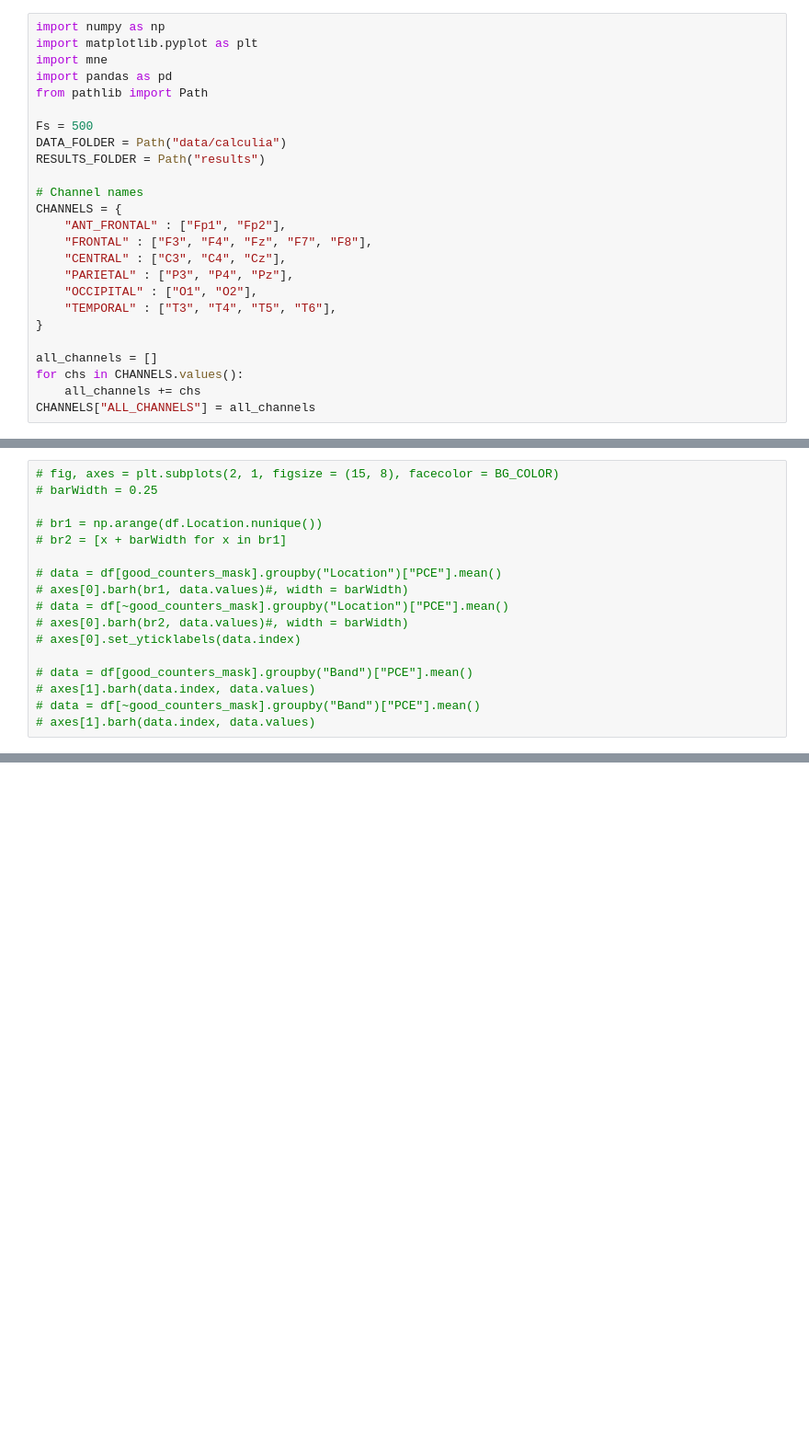
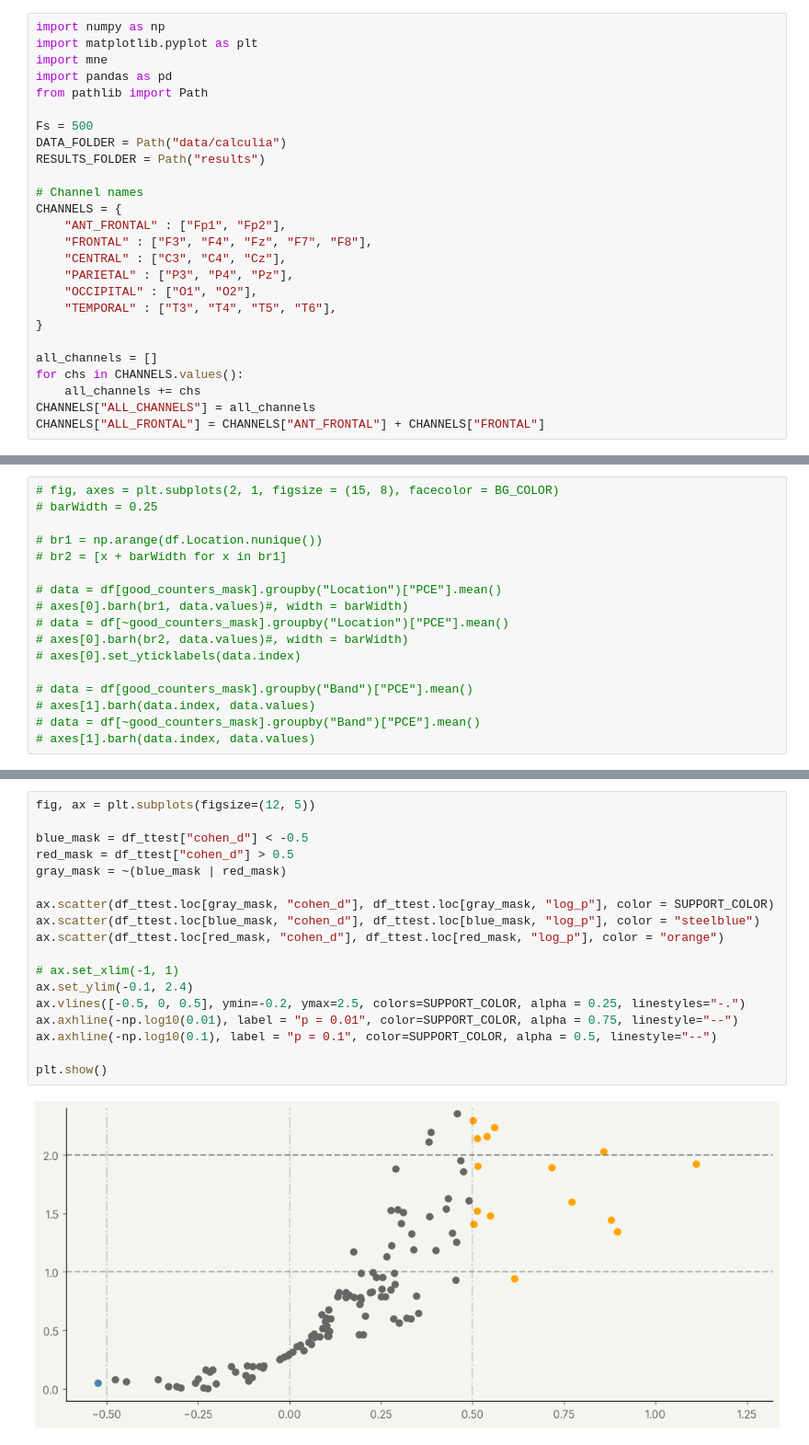
Before and after one commit to AngioG/EEG-Synchronization, a Jupyter notebook: arithmetic.ipynb, the cells around one changed output, grey strips where cells are left out. Shown at 92% size. Cells and saved outputs as stored; diff of their text form; blank space fills up the shorter version.

```diff
--- a/arithmetic.ipynb
+++ b/arithmetic.ipynb
@@ -23,4 +23,5 @@ all_channels = []
 for chs in CHANNELS.values():
     all_channels += chs
 CHANNELS["ALL_CHANNELS"] = all_channels
+CHANNELS["ALL_FRONTAL"] = CHANNELS["ANT_FRONTAL"] + CHANNELS["FRONTAL"]
 # %%
@@ -140,0 +254,20 @@ plt.show()
+# %%
+fig, ax = plt.subplots(figsize=(12, 5))
+
+blue_mask = df_ttest["cohen_d"] < -0.5
+red_mask = df_ttest["cohen_d"] > 0.5
+gray_mask = ~(blue_mask | red_mask)
+
+ax.scatter(df_ttest.loc[gray_mask, "cohen_d"], df_ttest.loc[gray_mask, "log_p"], color = SUPPORT_COLOR)
+ax.scatter(df_ttest.loc[blue_mask, "cohen_d"], df_ttest.loc[blue_mask, "log_p"], color = "steelblue")
+ax.scatter(df_ttest.loc[red_mask, "cohen_d"], df_ttest.loc[red_mask, "log_p"], color = "orange")
+
+# ax.set_xlim(-1, 1)
+ax.set_ylim(-0.1, 2.4)
+ax.vlines([-0.5, 0, 0.5], ymin=-0.2, ymax=2.5, colors=SUPPORT_COLOR, alpha = 0.25, linestyles="-.")
+ax.axhline(-np.log10(0.01), label = "p = 0.01", color=SUPPORT_COLOR, alpha = 0.75, linestyle="--")
+ax.axhline(-np.log10(0.1), label = "p = 0.1", color=SUPPORT_COLOR, alpha = 0.5, linestyle="--")
+
+plt.show()
+# %% [output]
+[figure, added]
```
Also changed, not shown: parts of 9 cells of this notebook, 4 other files.
